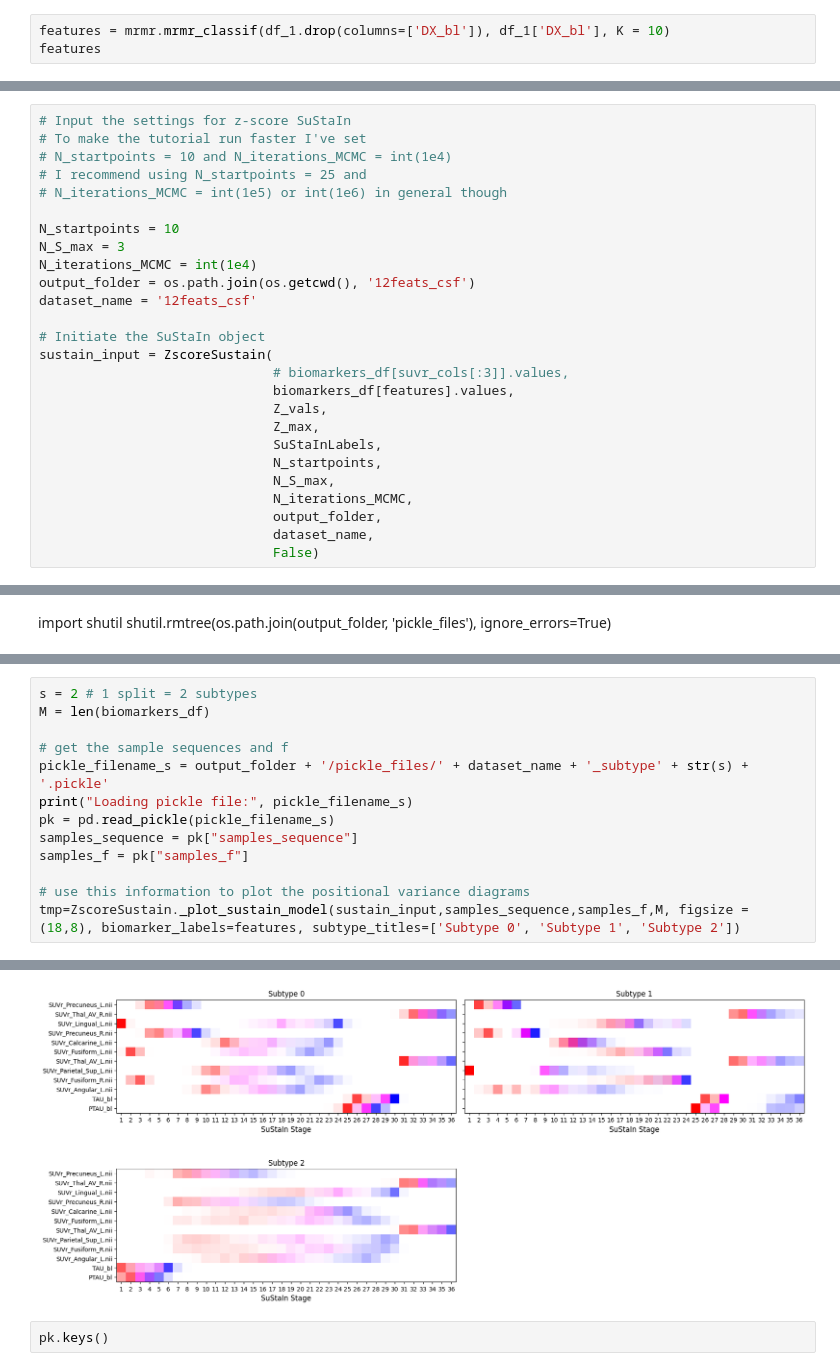
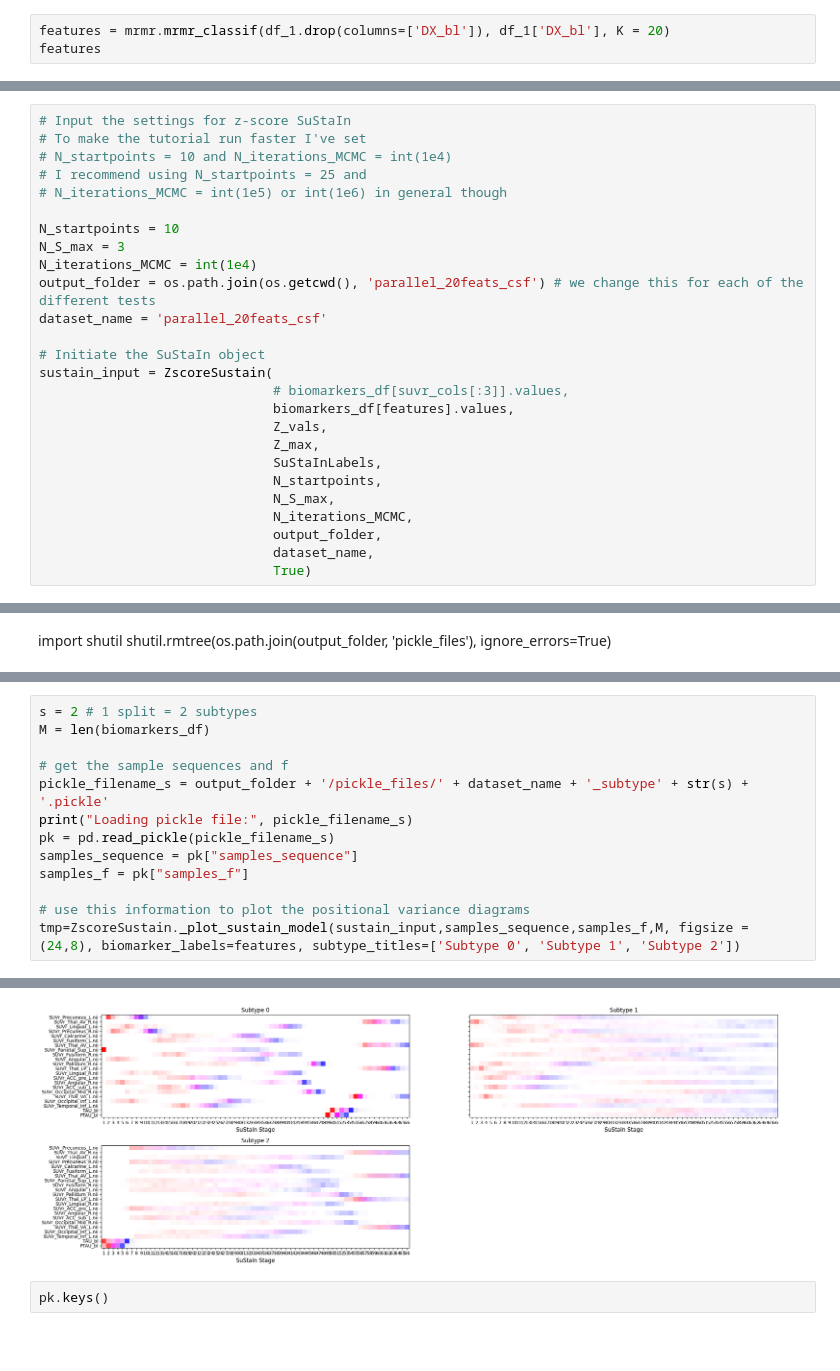
Before and after one commit to Aquila69420/adni-ml, a Jupyter notebook: sustain_model.ipynb, the cells around one changed output, grey strips where cells are left out. Saved outputs shown, nothing was run; the diff lists cells and outputs as text; blank space fills up the shorter version.

```diff
--- a/sustain_model.ipynb
+++ b/sustain_model.ipynb
@@ -102,5 +123,5 @@ df[df['DX_bl'] == 3]
 # %%
-features = mrmr.mrmr_classif(df_1.drop(columns=['DX_bl']), df_1['DX_bl'], K = 10)
+features = mrmr.mrmr_classif(df_1.drop(columns=['DX_bl']), df_1['DX_bl'], K = 20)
 features
 # %% [output]
 ['SUVr_Precuneus_L.nii',
@@ -191,8 +241,8 @@ print(len(Z_vals))
 N_startpoints = 10
 N_S_max = 3
 N_iterations_MCMC = int(1e4)
-output_folder = os.path.join(os.getcwd(), '12feats_csf')
-dataset_name = '12feats_csf'
+output_folder = os.path.join(os.getcwd(), 'parallel_20feats_csf') # we change this for each of the different tests
+dataset_name = 'parallel_20feats_csf'
 
 # Initiate the SuStaIn object
 sustain_input = ZscoreSustain(
@@ -206,7 +256,7 @@ sustain_input = ZscoreSustain(
                               N_iterations_MCMC,
                               output_folder,
                               dataset_name,
-                              False)
+                              True)
 # %%
 if not os.path.isdir(output_folder):
     os.mkdir(output_folder)
@@ -268,5 +334,5 @@ samples_sequence = pk["samples_sequence"]
 samples_f = pk["samples_f"]
 
 # use this information to plot the positional variance diagrams
-tmp=ZscoreSustain._plot_sustain_model(sustain_input,samples_sequence,samples_f,M, figsize = (18,8), biomarker_labels=features, subtype_titles=['Subtype 0', 'Subtype 1', 'Subtype 2'])
+tmp=ZscoreSustain._plot_sustain_model(sustain_input,samples_sequence,samples_f,M, figsize = (24,8), biomarker_labels=features, subtype_titles=['Subtype 0', 'Subtype 1', 'Subtype 2'])
 # %% [output]
@@ -274,4 +340,4 @@ Loading pickle file: c:\Users\huw\OneDrive\Documents\Research_Internship\adni-ml
-[figure, old version]
+[figure, new version]
 # %%
 pk.keys()
 # %% [output]
```
Also changed, not shown: parts of 31 cells of this notebook, 5 other files.
